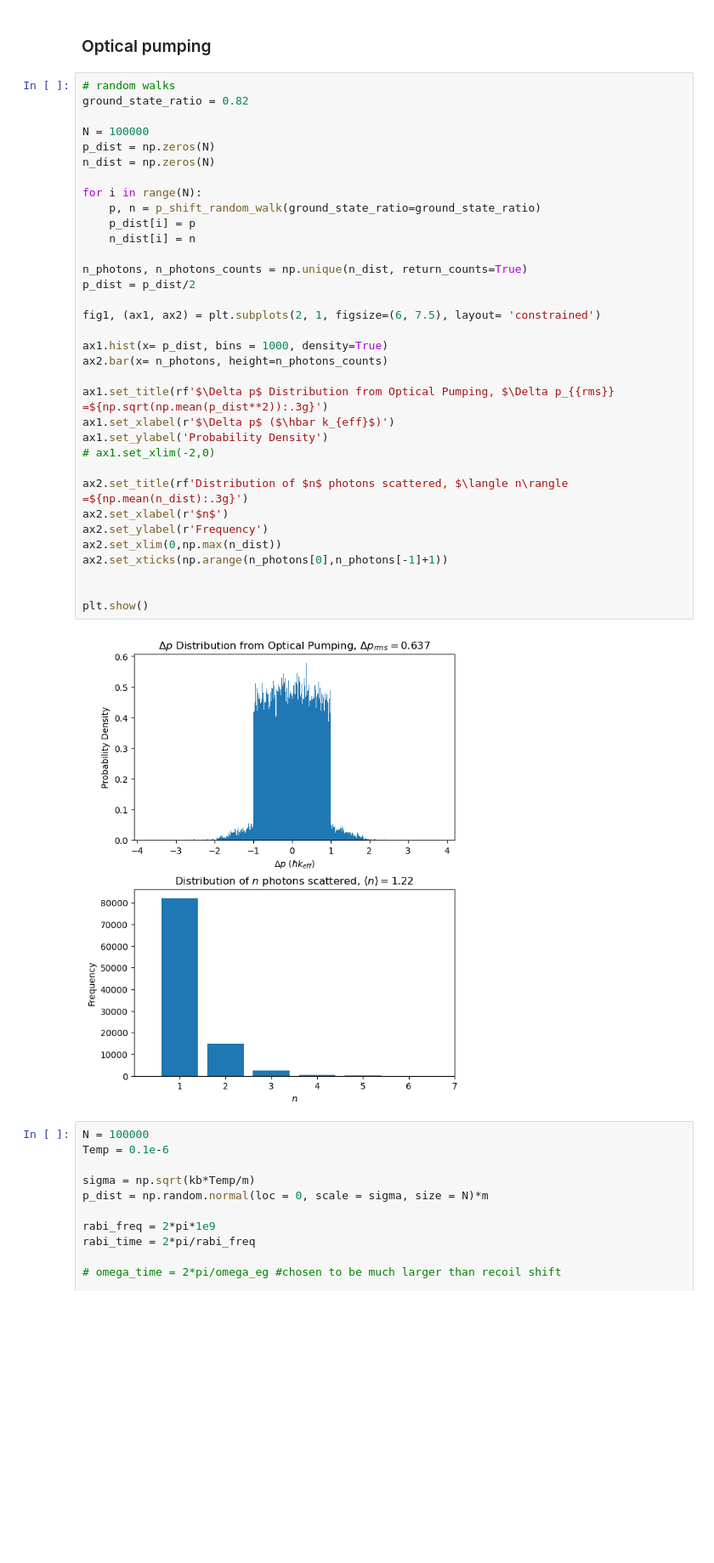
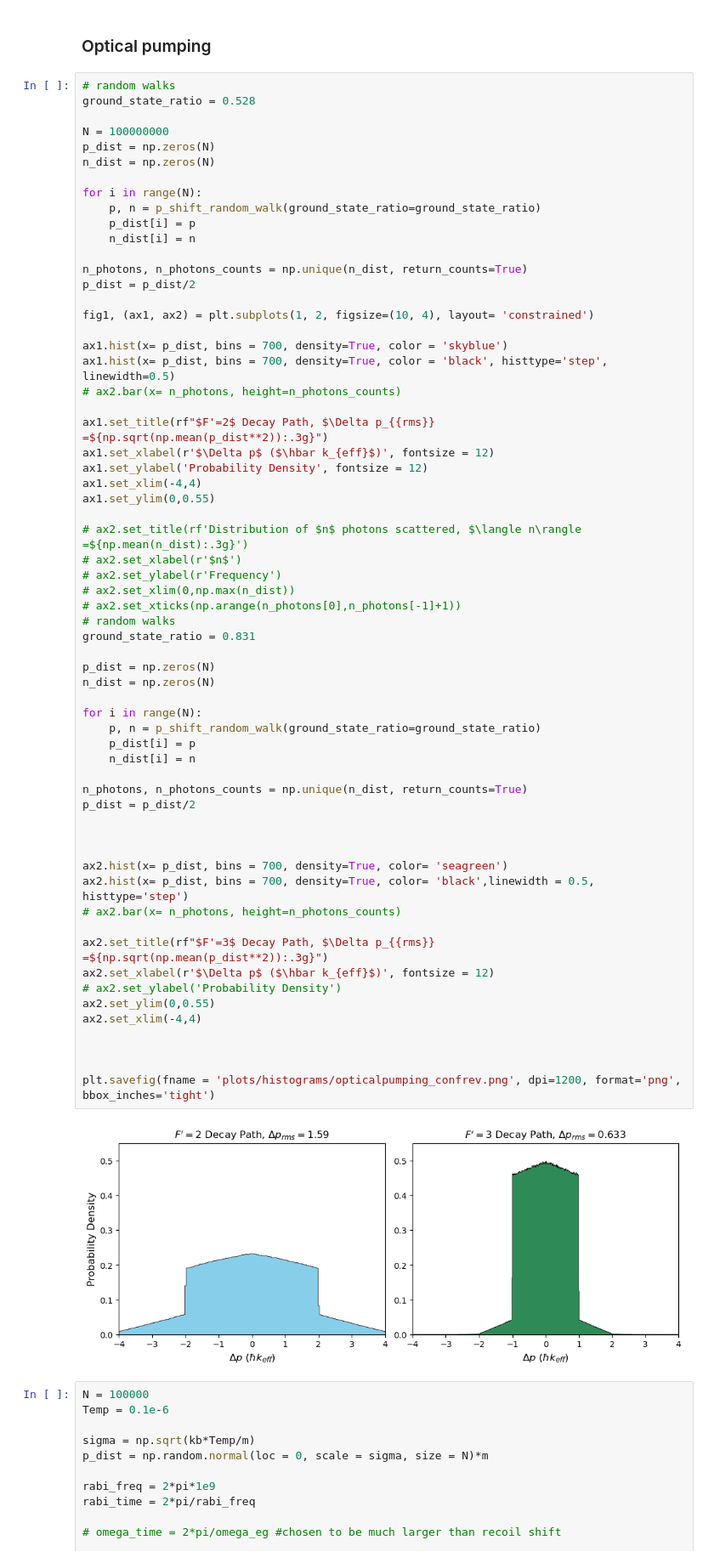
Before and after one commit to tr2g20/simulations, a Jupyter notebook: optical pumping.ipynb, the cells around one changed output. Shown at 85% size. Cells and saved outputs as stored; diff of their text form; blank space fills up the shorter version.

```diff
--- a/optical pumping.ipynb
+++ b/optical pumping.ipynb
@@ -137,40 +137,68 @@ plt.show()
 ### Optical pumping
 # %%
 # random walks
-ground_state_ratio = 0.82
+ground_state_ratio = 0.528
 
-N = 100000
+N = 100000000
 p_dist = np.zeros(N)
 n_dist = np.zeros(N)
 
 for i in range(N):
     p, n = p_shift_random_walk(ground_state_ratio=ground_state_ratio)
     p_dist[i] = p
     n_dist[i] = n
 
 n_photons, n_photons_counts = np.unique(n_dist, return_counts=True)
 p_dist = p_dist/2
 
-fig1, (ax1, ax2) = plt.subplots(2, 1, figsize=(6, 7.5), layout= 'constrained')
+fig1, (ax1, ax2) = plt.subplots(1, 2, figsize=(10, 4), layout= 'constrained')
 
-ax1.hist(x= p_dist, bins = 1000, density=True)
-ax2.bar(x= n_photons, height=n_photons_counts)
+ax1.hist(x= p_dist, bins = 700, density=True, color = 'skyblue')
+ax1.hist(x= p_dist, bins = 700, density=True, color = 'black', histtype='step', linewidth=0.5)
+# ax2.bar(x= n_photons, height=n_photons_counts)
 
-ax1.set_title(rf'$\Delta p$ Distribution from Optical Pumping, $\Delta p_{{rms}} =${np.sqrt(np.mean(p_dist**2)):.3g}')
-ax1.set_xlabel(r'$\Delta p$ ($\hbar k_{eff}$)')
-ax1.set_ylabel('Probability Density')
-# ax1.set_xlim(-2,0)
+ax1.set_title(rf"$F'=2$ Decay Path, $\Delta p_{{rms}} =${np.sqrt(np.mean(p_dist**2)):.3g}")
+ax1.set_xlabel(r'$\Delta p$ ($\hbar k_{eff}$)', fontsize = 12)
+ax1.set_ylabel('Probability Density', fontsize = 12)
+ax1.set_xlim(-4,4)
+ax1.set_ylim(0,0.55)
 
-ax2.set_title(rf'Distribution of $n$ photons scattered, $\langle n\rangle =${np.mean(n_dist):.3g}')
-ax2.set_xlabel(r'$n$')
-ax2.set_ylabel(r'Frequency')
-ax2.set_xlim(0,np.max(n_dist))
-ax2.set_xticks(np.arange(n_photons[0],n_photons[-1]+1))
+# ax2.set_title(rf'Distribution of $n$ photons scattered, $\langle n\rangle =${np.mean(n_dist):.3g}')
+# ax2.set_xlabel(r'$n$')
+# ax2.set_ylabel(r'Frequency')
+# ax2.set_xlim(0,np.max(n_dist))
+# ax2.set_xticks(np.arange(n_photons[0],n_photons[-1]+1))
+# random walks
+ground_state_ratio = 0.831
+
+p_dist = np.zeros(N)
+n_dist = np.zeros(N)
+
+for i in range(N):
+    p, n = p_shift_random_walk(ground_state_ratio=ground_state_ratio)
+    p_dist[i] = p
+    n_dist[i] = n
+
+n_photons, n_photons_counts = np.unique(n_dist, return_counts=True)
+p_dist = p_dist/2
 
 
-plt.show()
+
+ax2.hist(x= p_dist, bins = 700, density=True, color= 'seagreen')
+ax2.hist(x= p_dist, bins = 700, density=True, color= 'black',linewidth = 0.5, histtype='step')
+# ax2.bar(x= n_photons, height=n_photons_counts)
+
+ax2.set_title(rf"$F'=3$ Decay Path, $\Delta p_{{rms}} =${np.sqrt(np.mean(p_dist**2)):.3g}")
+ax2.set_xlabel(r'$\Delta p$ ($\hbar k_{eff}$)', fontsize = 12)
+# ax2.set_ylabel('Probability Density')
+ax2.set_ylim(0,0.55)
+ax2.set_xlim(-4,4)
+
+
+
+plt.savefig(fname = 'plots/histograms/opticalpumping_confrev.png', dpi=1200, format='png', bbox_inches='tight')
 # %% [output]
-[figure, old version]
+[figure, new version]
 # %%
 N = 100000
 Temp = 0.1e-6
```
Also changed, not shown: 7 other files.
